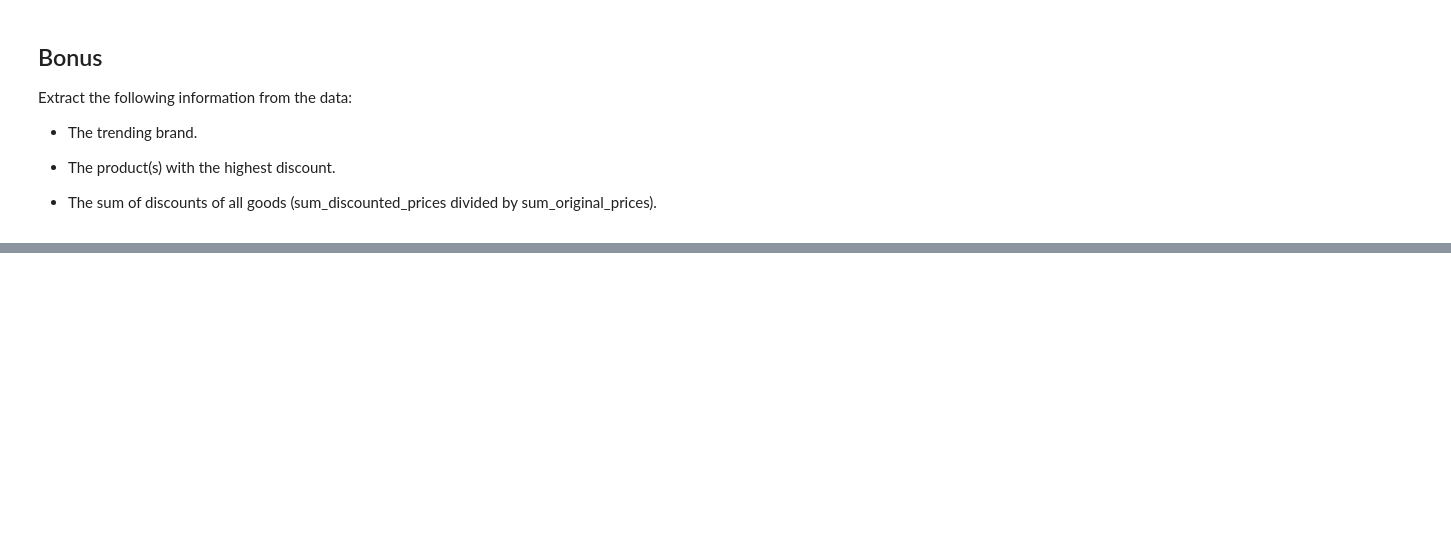
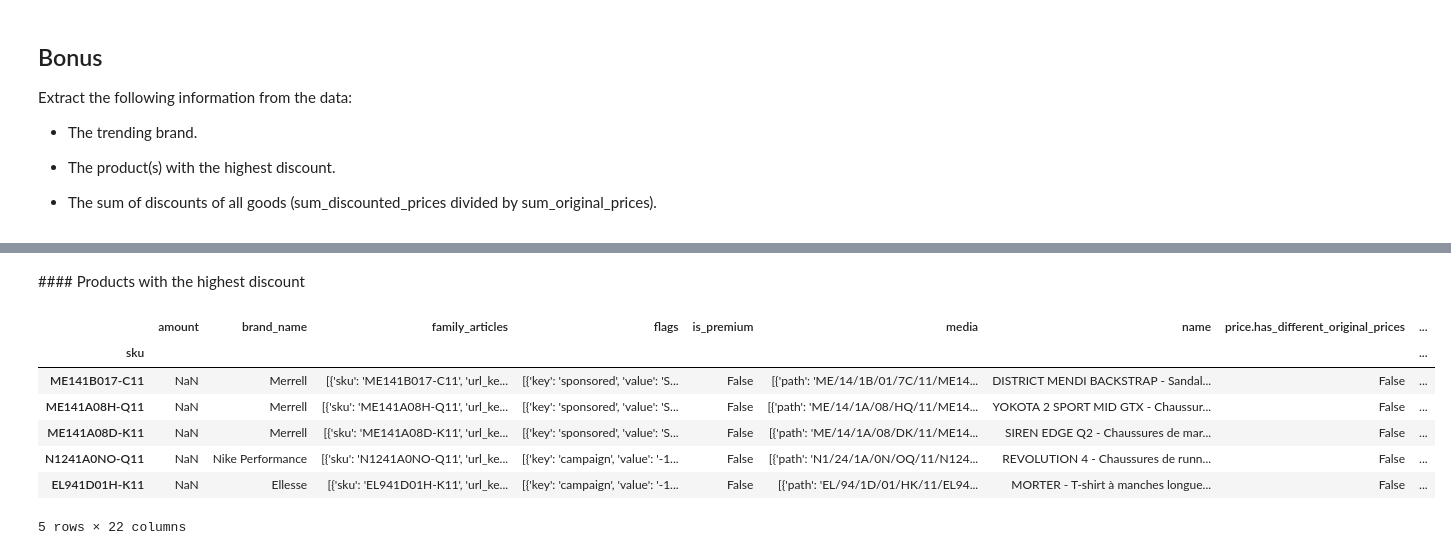
Before and after one commit to ta-datapt-bcn/lab-parsing-API-data, a Jupyter notebook: your-code/main.ipynb, the cells around one changed output, grey strips where cells are left out. Saved outputs shown, nothing was run; the diff lists cells and outputs as text; code cells hidden in the pictures; blank space fills up the shorter version.

```diff
--- a/your-code/main.ipynb
+++ b/your-code/main.ipynb
@@ -49,0 +135,15 @@ Extract the following information from the data:
+# %% [markdown]
+#### Products with the highest discount
+# %%
+data[['price.original_num', 'price.promotional_num']] = data[['price.original','price.promotional']].replace('[\€,]','', regex=True).astype(int).div(100)
+# %%
+data.head()
+# %% [output]
+|  | amount | brand_name | family_articles | flags | is_premium | media | name | price.has_different_original_prices | ... |
+| sku |  |  |  |  |  |  |  |  | ... |
+| ME141B017-C11 | NaN | Merrell | [{'sku': 'ME141B017-C11', 'url_ke... | [{'key': 'sponsored', 'value': 'S... | False | [{'path': 'ME/14/1B/01/7C/11/ME14... | DISTRICT MENDI BACKSTRAP - Sandal... | False | ... |
+| ME141A08H-Q11 | NaN | Merrell | [{'sku': 'ME141A08H-Q11', 'url_ke... | [{'key': 'sponsored', 'value': 'S... | False | [{'path': 'ME/14/1A/08/HQ/11/ME14... | YOKOTA 2 SPORT MID GTX - Chaussur... | False | ... |
+| ME141A08D-K11 | NaN | Merrell | [{'sku': 'ME141A08D-K11', 'url_ke... | [{'key': 'sponsored', 'value': 'S... | False | [{'path': 'ME/14/1A/08/DK/11/ME14... | SIREN EDGE Q2 - Chaussures de mar... | False | ... |
+| N1241A0NO-Q11 | NaN | Nike Performance | [{'sku': 'N1241A0NO-Q11', 'url_ke... | [{'key': 'campaign', 'value': '-1... | False | [{'path': 'N1/24/1A/0N/OQ/11/N124... | REVOLUTION 4 - Chaussures de runn... | False | ... |
+| EL941D01H-K11 | NaN | Ellesse | [{'sku': 'EL941D01H-K11', 'url_ke... | [{'key': 'campaign', 'value': '-1... | False | [{'path': 'EL/94/1D/01/HK/11/EL94... | MORTER - T-shirt à manches longue... | False | ... |
+5 rows × 22 columns
```
Also changed, not shown: parts of 27 cells of this notebook.
